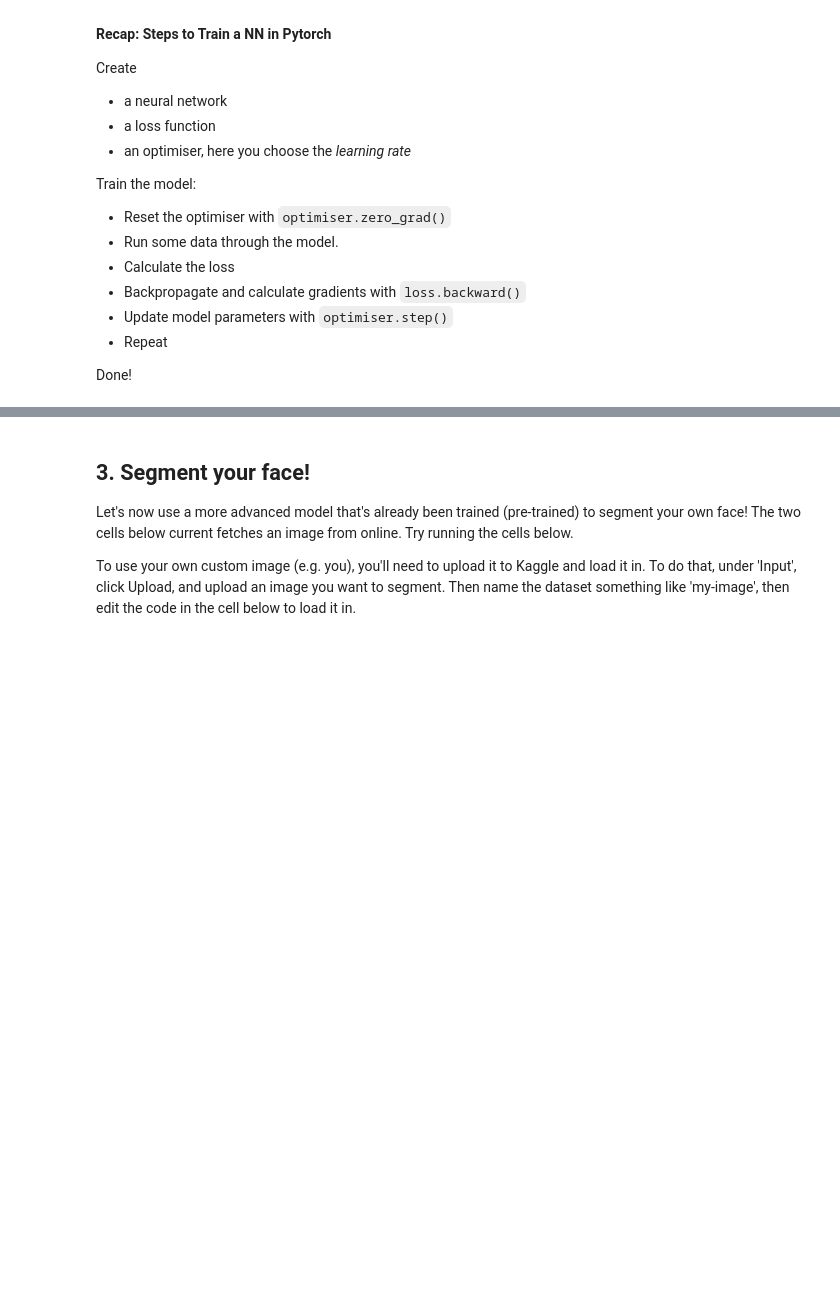
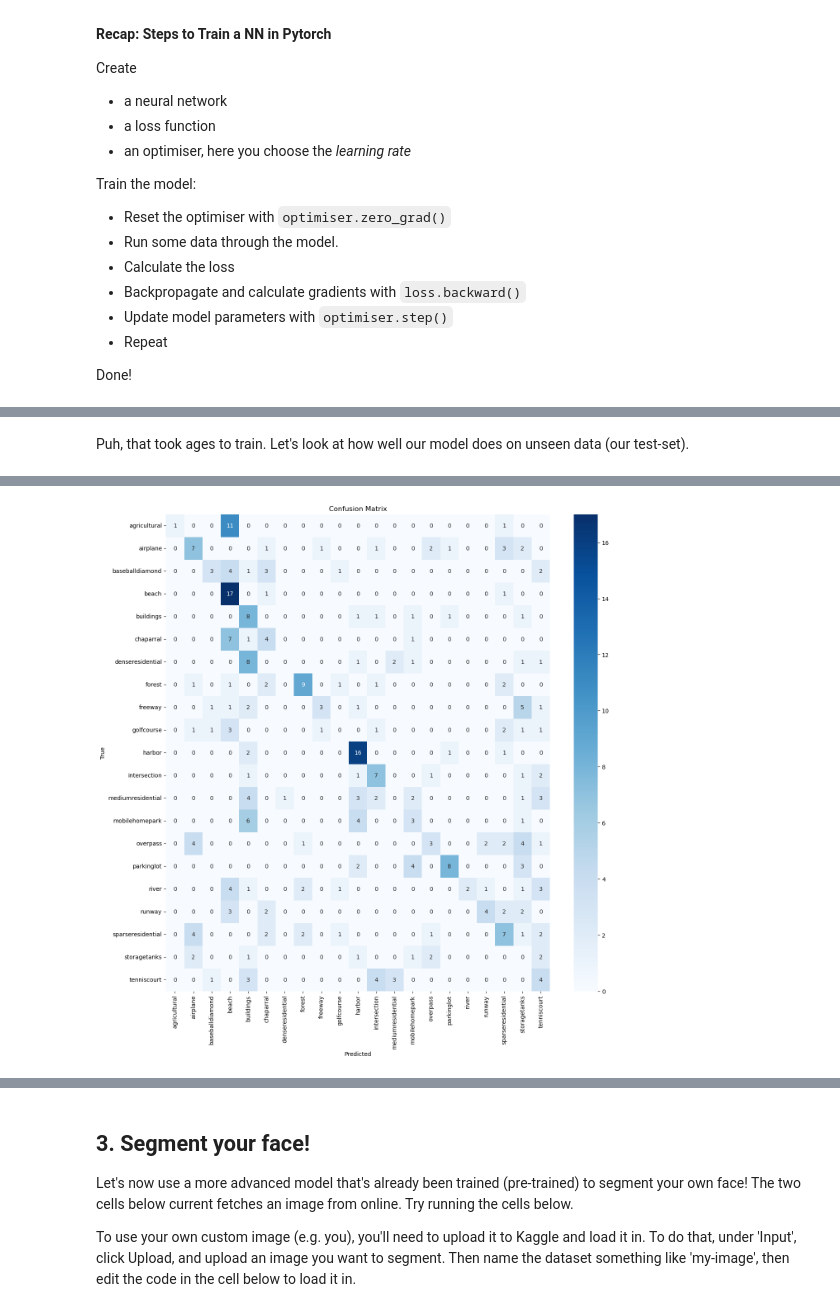
Before and after one commit to EdinburghAI/workshops, a Jupyter notebook: Workshop3/CNNs-Solved.ipynb, the cells around one changed output, grey strips where cells are left out. Cells and saved outputs as stored; diff of their text form; code cells hidden in the pictures; blank space fills up the shorter version.

```diff
--- a/Workshop3/CNNs-Solved.ipynb
+++ b/Workshop3/CNNs-Solved.ipynb
@@ -284,0 +374,20 @@ Done!
+# %%
+from torch.utils.data import DataLoader
+
+# Define batch size
+batch_size = 32
+
+# Create DataLoaders
+train_loader = DataLoader(train_dataset, batch_size=batch_size, shuffle=True)
+val_loader = DataLoader(val_dataset, batch_size=batch_size, shuffle=False)
+test_loader = DataLoader(test_dataset, batch_size=batch_size, shuffle=False)
+
+print(f"Number of batches in train_loader: {len(train_loader)}")
+print(f"Number of batches in val_loader: {len(val_loader)}")
+print(f"Number of batches in test_loader: {len(test_loader)}")
+
+# Verify the shape of a batch
+for images, labels in train_loader:
+    print(f"Shape of image batch: {images.shape} [number of images in the batch, RGB, height, width]")
+    print(f"Shape of label batch: {labels.shape} [number of images in the batch]")
+    break
@@ -284,0 +536,54 @@ Done!
+# %% [markdown]
+Puh, that took ages to train. Let's look at how well our model does on unseen data (our test-set).
+# %%
+# Evaluate the model on test data
+model.eval()
+test_loss = 0.0
+test_correct = 0
+test_total = 0
+
+with torch.no_grad():
+    for images, labels in tqdm(test_loader, desc="Testing"):
+        images, labels = images.to(device), labels.to(device)
+        outputs = model(images)
+        loss = criterion(outputs, labels)
+
+        test_loss += loss.item()
+        _, predicted = outputs.max(1)
+        test_total += labels.size(0)
+        test_correct += predicted.eq(labels).sum().item()
+
+test_accuracy = 100 * test_correct / test_total
+
+print(f"Test Loss: {test_loss/len(test_loader):.4f}, Test Accuracy: {test_accuracy:.2f}%")
+
+# Confusion Matrix and Classification Report
+from sklearn.metrics import confusion_matrix, classification_report
+import seaborn as sns
+import matplotlib.pyplot as plt
+
+all_predictions = []
+all_labels = []
+
+with torch.no_grad():
+    for images, labels in test_loader:
+        images, labels = images.to(device), labels.to(device)
+        outputs = model(images)
+        _, predicted = outputs.max(1)
+        all_predictions.extend(predicted.cpu().numpy())
+        all_labels.extend(labels.cpu().numpy())
+
+cm = confusion_matrix(all_labels, all_predictions)
+class_names = CLASSES
+
+plt.figure(figsize=(15, 15))
+sns.heatmap(cm, annot=True, fmt='d', cmap='Blues', xticklabels=class_names, yticklabels=class_names)
+plt.title('Confusion Matrix')
+plt.xlabel('Predicted')
+plt.ylabel('True')
+plt.show()
+
+# Uncomment the following lines to see a more detailed report of model performance
+# print("Classification Report:")
+# print(classification_report(all_labels, all_predictions, target_names=class_names))
+# %% [output]
@@ -284,0 +591 @@ Done!
+[figure, added]
```
Also changed, not shown: parts of 18 cells of this notebook.
